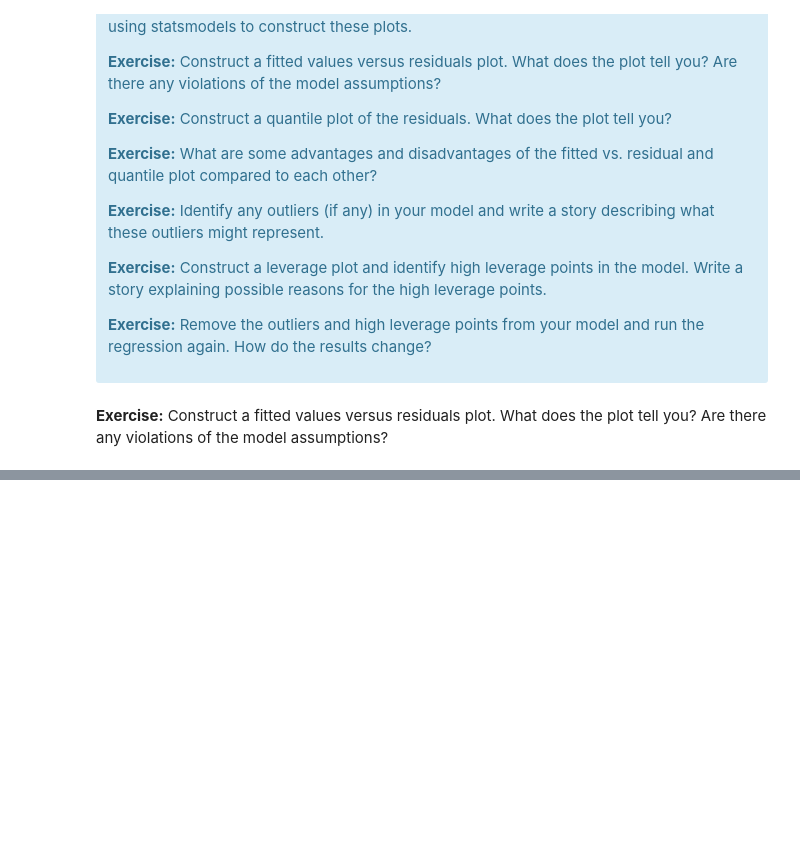
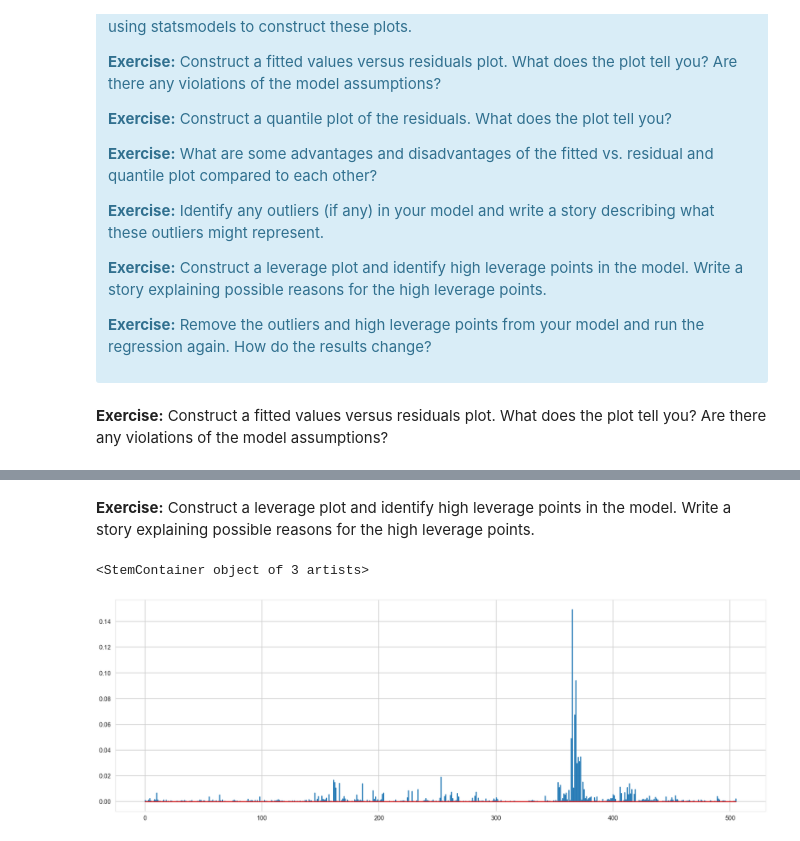
Before and after one commit to Eric-Ens/Mini_projects, a Jupyter notebook: Mini_Project_Linear_Regression.ipynb, the cells around one changed output, grey strips where cells are left out. Drawn from its saved outputs; the diff is of its cells as text; code cells hidden in the pictures; blank space fills up the shorter version.

```diff
--- a/Mini_Project_Linear_Regression.ipynb
+++ b/Mini_Project_Linear_Regression.ipynb
@@ -862,0 +884,12 @@ pandas.core.series.Series
+# %% [markdown]
+<p><b>Exercise:</b> Construct a leverage plot and identify high leverage points in the model. Write a story explaining possible reasons for the high leverage points.</p>
+# %%
+influence = m_ext.get_influence()
+#c is the distance and p is p-value
+(c, p) = influence.cooks_distance
+leverage = influence.hat_matrix_diag
+plt.figure(figsize=(30,10))
+plt.stem(np.arange(len(c)), c, markerfmt=",")
+# %% [output]
+<StemContainer object of 3 artists>
+[figure, added]
```
Also changed, not shown: parts of 20 cells of this notebook.
